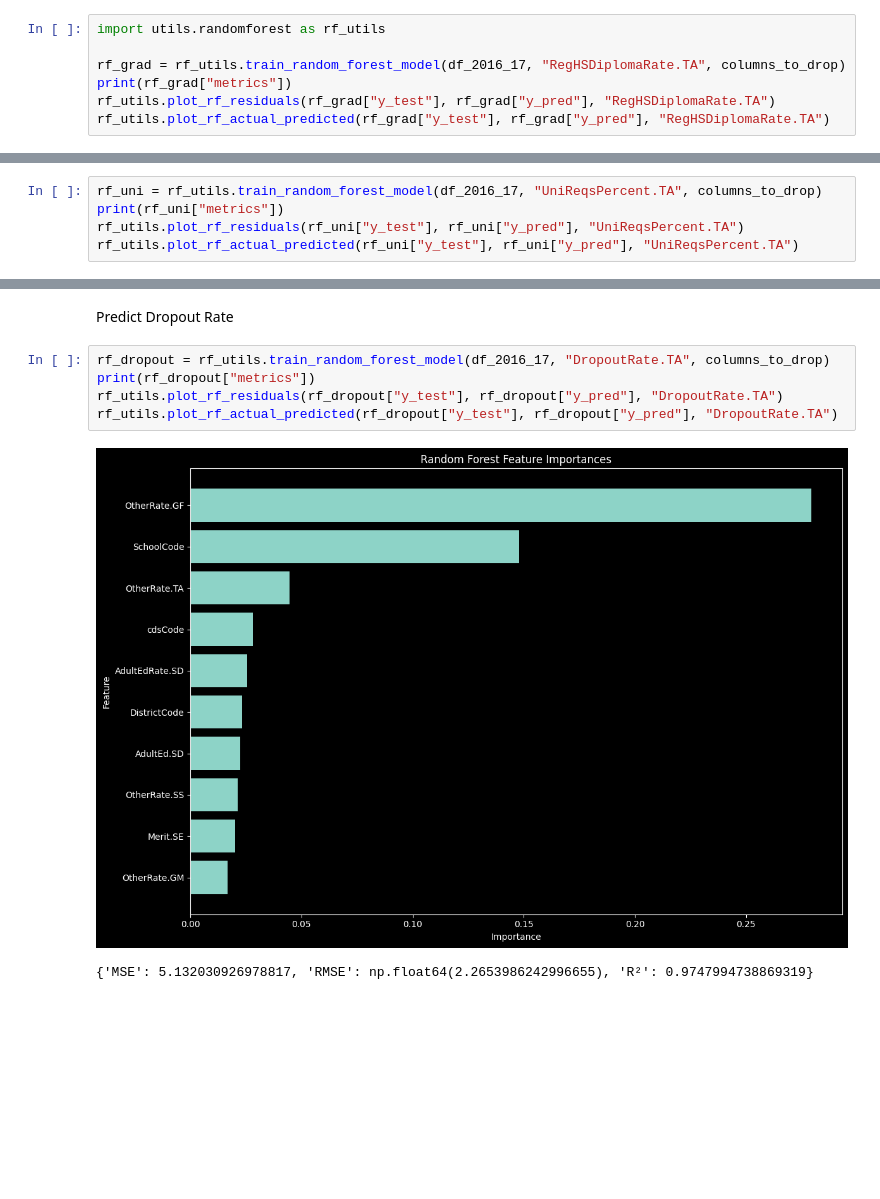
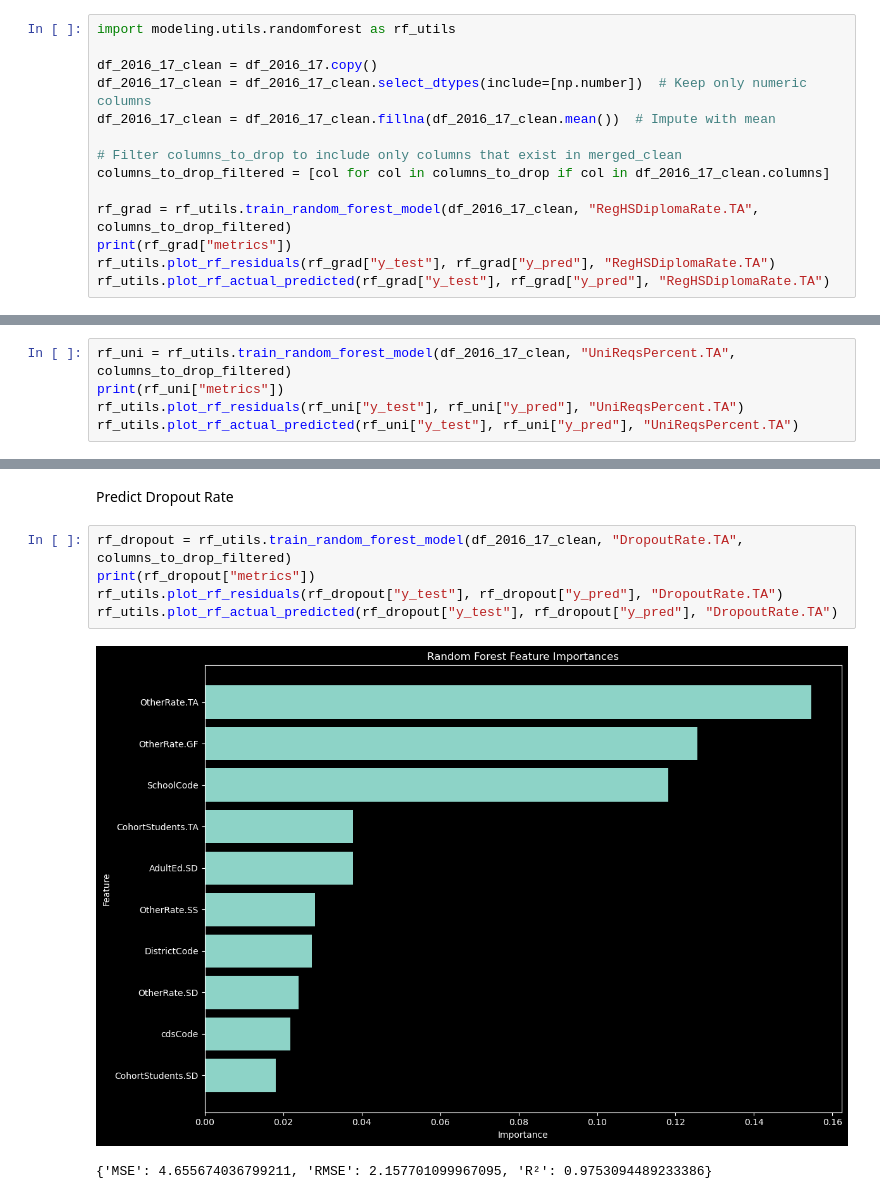
Before and after one commit to PENTASHIFT/DS-Capstone-Project, a Jupyter notebook: modeling/ACGR/ACGRWide_2016_17.ipynb, the cells around one changed output, grey strips where cells are left out. Cells and saved outputs as stored; diff of their text form; blank space fills up the shorter version.

```diff
--- a/modeling/ACGR/ACGRWide_2016_17.ipynb
+++ b/modeling/ACGR/ACGRWide_2016_17.ipynb
@@ -117,9 +120,16 @@ xgb_utils.plot_xgb_predicted_actual(
 # %% [markdown]
 Predict Graduation Rate
 # %%
-import utils.randomforest as rf_utils
+import modeling.utils.randomforest as rf_utils
 
-rf_grad = rf_utils.train_random_forest_model(df_2016_17, "RegHSDiplomaRate.TA", columns_to_drop)
+df_2016_17_clean = df_2016_17.copy()
+df_2016_17_clean = df_2016_17_clean.select_dtypes(include=[np.number])  # Keep only numeric columns
+df_2016_17_clean = df_2016_17_clean.fillna(df_2016_17_clean.mean())  # Impute with mean
+
+# Filter columns_to_drop to include only columns that exist in merged_clean
+columns_to_drop_filtered = [col for col in columns_to_drop if col in df_2016_17_clean.columns]
+
+rf_grad = rf_utils.train_random_forest_model(df_2016_17_clean, "RegHSDiplomaRate.TA", columns_to_drop_filtered)
 print(rf_grad["metrics"])
 rf_utils.plot_rf_residuals(rf_grad["y_test"], rf_grad["y_pred"], "RegHSDiplomaRate.TA")
 rf_utils.plot_rf_actual_predicted(rf_grad["y_test"], rf_grad["y_pred"], "RegHSDiplomaRate.TA")
@@ -131,7 +141,7 @@ rf_utils.plot_rf_actual_predicted(rf_grad["y_test"], rf_grad["y_pred"], "RegHSDi
 # %% [markdown]
 Predict CSU/UC Readiness
 # %%
-rf_uni = rf_utils.train_random_forest_model(df_2016_17, "UniReqsPercent.TA", columns_to_drop)
+rf_uni = rf_utils.train_random_forest_model(df_2016_17_clean, "UniReqsPercent.TA", columns_to_drop_filtered)
 print(rf_uni["metrics"])
 rf_utils.plot_rf_residuals(rf_uni["y_test"], rf_uni["y_pred"], "UniReqsPercent.TA")
 rf_utils.plot_rf_actual_predicted(rf_uni["y_test"], rf_uni["y_pred"], "UniReqsPercent.TA")
@@ -143,10 +153,10 @@ rf_utils.plot_rf_actual_predicted(rf_uni["y_test"], rf_uni["y_pred"], "UniReqsPe
 # %% [markdown]
 Predict Dropout Rate
 # %%
-rf_dropout = rf_utils.train_random_forest_model(df_2016_17, "DropoutRate.TA", columns_to_drop)
+rf_dropout = rf_utils.train_random_forest_model(df_2016_17_clean, "DropoutRate.TA", columns_to_drop_filtered)
 print(rf_dropout["metrics"])
 rf_utils.plot_rf_residuals(rf_dropout["y_test"], rf_dropout["y_pred"], "DropoutRate.TA")
 rf_utils.plot_rf_actual_predicted(rf_dropout["y_test"], rf_dropout["y_pred"], "DropoutRate.TA")
 # %% [output]
-[figure, old version]
+[figure, new version]
-{'MSE': 5.132030926978817, 'RMSE': np.float64(2.2653986242996655), 'R²': 0.9747994738869319}
+{'MSE': 4.655674036799211, 'RMSE': 2.157701099967095, 'R²': 0.9753094489233386}
```
Also changed, not shown: parts of 9 cells of this notebook, 7 other files.
